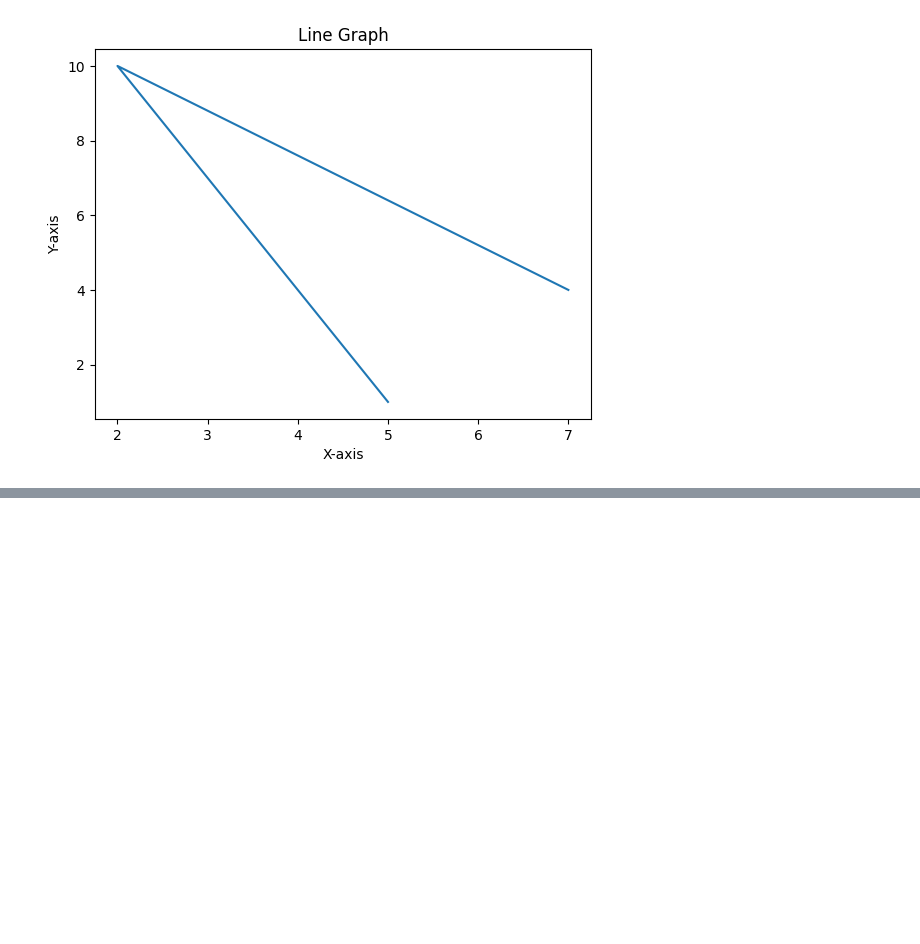
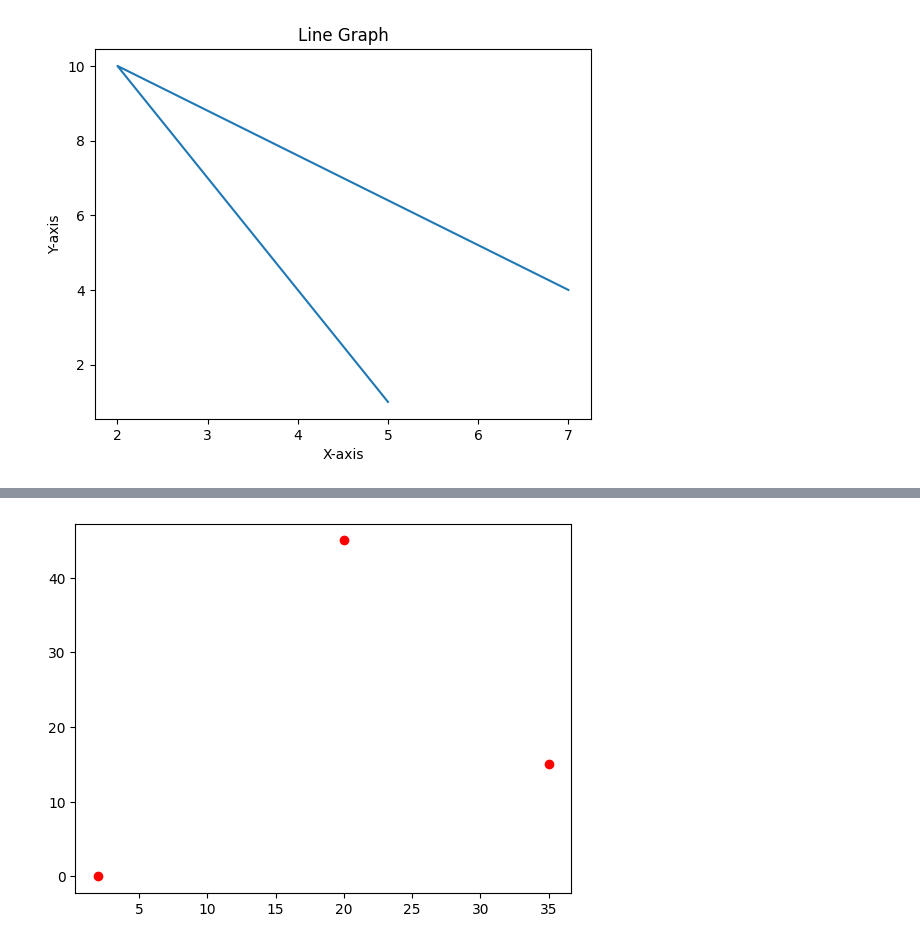
Before and after one commit to JatindraPatel/Matplot_libary_learning, a Jupyter notebook: Matplotlib.ipynb, the cells around one changed output, grey strips where cells are left out. Cells and saved outputs as stored; diff of their text form; code cells hidden in the pictures; blank space fills up the shorter version.

```diff
--- a/Matplotlib.ipynb
+++ b/Matplotlib.ipynb
@@ -79,0 +82,8 @@ plt.show()
+# %%
+import matplotlib.pyplot as plt
+x=[2,20,35]
+y=[0,45,15]
+plt.plot(x,y,'o',color='red')
+plt.show()
+# %% [output]
+[figure, added]
```
Also changed, not shown: parts of 5 cells of this notebook.
